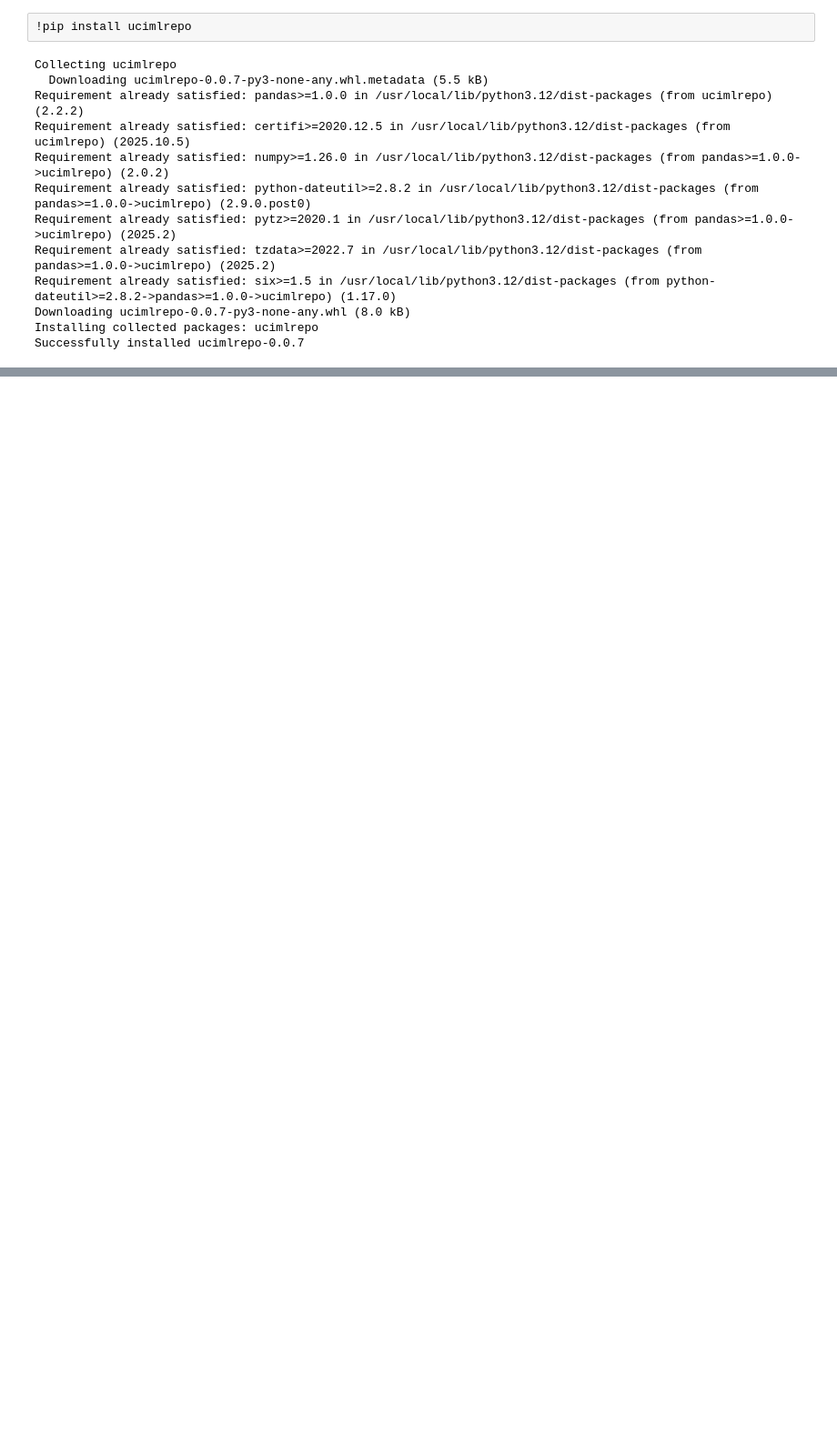
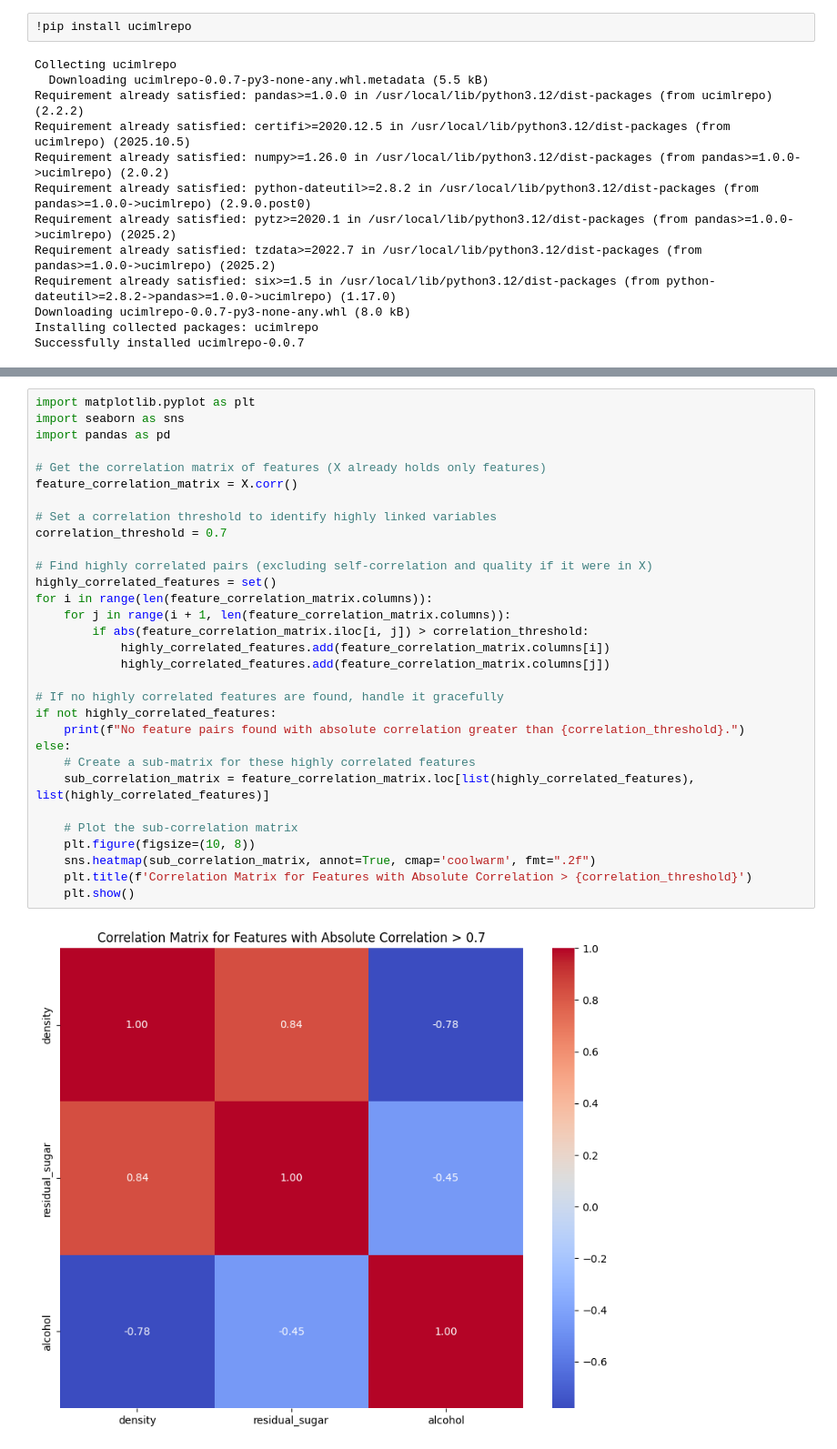
Before and after one commit to abdidachaimaa/DS2025, a Jupyter notebook: ML.ipynb, the cells around one changed output, grey strips where cells are left out. Shown at 91% size. Drawn from its saved outputs; the diff is of its cells as text; blank space fills up the shorter version.

```diff
--- a/ML.ipynb
+++ b/ML.ipynb
@@ -17,0 +153,33 @@ Successfully installed ucimlrepo-0.0.7
+# %%
+import matplotlib.pyplot as plt
+import seaborn as sns
+import pandas as pd
+
+# Get the correlation matrix of features (X already holds only features)
+feature_correlation_matrix = X.corr()
+
+# Set a correlation threshold to identify highly linked variables
+correlation_threshold = 0.7
+
+# Find highly correlated pairs (excluding self-correlation and quality if it were in X)
+highly_correlated_features = set()
+for i in range(len(feature_correlation_matrix.columns)):
+    for j in range(i + 1, len(feature_correlation_matrix.columns)):
+        if abs(feature_correlation_matrix.iloc[i, j]) > correlation_threshold:
+            highly_correlated_features.add(feature_correlation_matrix.columns[i])
+            highly_correlated_features.add(feature_correlation_matrix.columns[j])
+
+# If no highly correlated features are found, handle it gracefully
+if not highly_correlated_features:
+    print(f"No feature pairs found with absolute correlation greater than {correlation_threshold}.")
+else:
+    # Create a sub-matrix for these highly correlated features
+    sub_correlation_matrix = feature_correlation_matrix.loc[list(highly_correlated_features), list(highly_correlated_features)]
+
+    # Plot the sub-correlation matrix
+    plt.figure(figsize=(10, 8))
+    sns.heatmap(sub_correlation_matrix, annot=True, cmap='coolwarm', fmt=".2f")
+    plt.title(f'Correlation Matrix for Features with Absolute Correlation > {correlation_threshold}')
+    plt.show()
+# %% [output]
+[figure, added]
```
Also changed, not shown: parts of 5 cells of this notebook.
